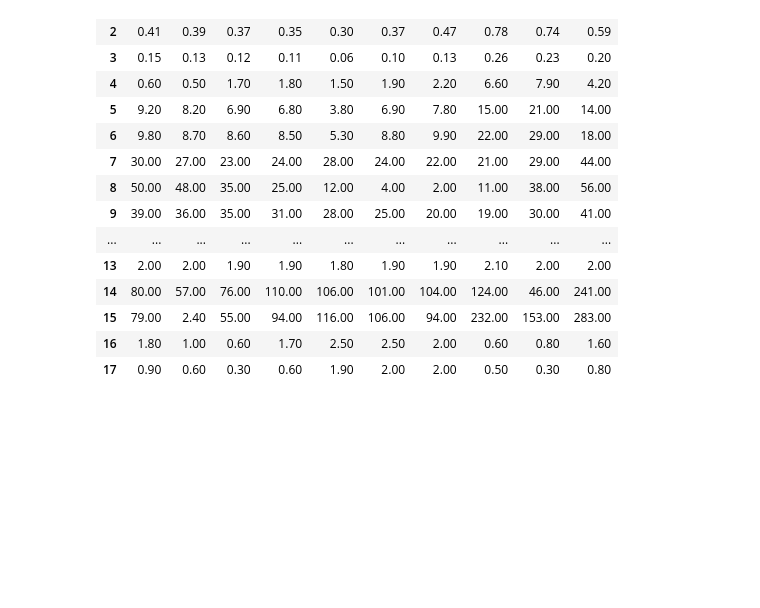
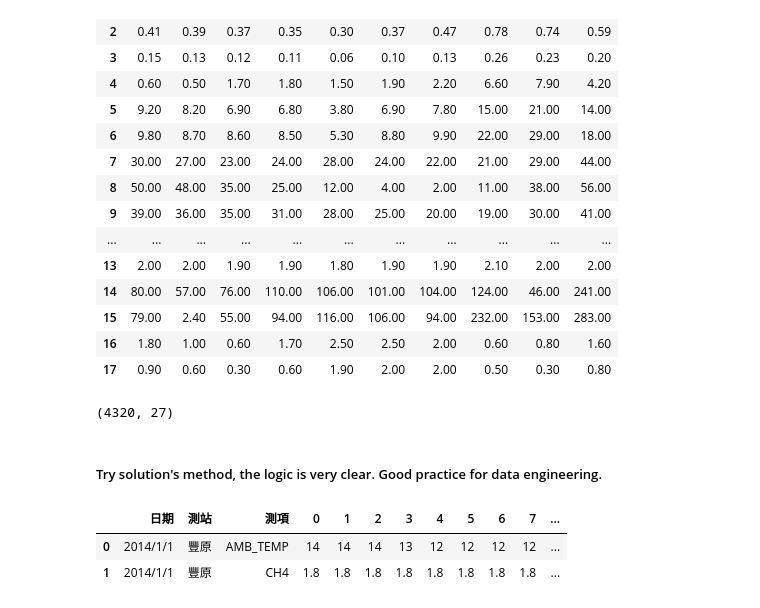
Before and after one commit to paxton615/Predict_PM2.5, a Jupyter notebook: Predict_PM2.5.ipynb, the cells around one changed output. Cells and saved outputs as stored; diff of their text form; code cells hidden in the pictures; blank space fills up the shorter version.

```diff
--- a/Predict_PM2.5.ipynb
+++ b/Predict_PM2.5.ipynb
@@ -6,7 +6,7 @@
 # %%
 import pandas as pd
 import numpy as np
-pd.options.display.max_rows = 5000 #(设定能显示的行数)
+pd.options.display.max_rows = 100 #(设定能显示的行数)
 pd.options.display.max_columns=100 #(设定能显示的列数)
 # %%
 train = pd.read_csv(r'/Users/paxton615/Github_Personal/database/lhy_DL_database/hw1/train.csv', encoding='big5')
@@ -259,0 +256,12 @@ df_hori.iloc[:,1:11]
+# %%
+train.shape
+# %% [output]
+(4320, 27)
+# %% [markdown]
+##### Try solution's method, the logic is very clear.  Good practice for data engineering.
+# %%
+train.head(2)
+# %% [output]
+|  | 日期 | 測站 | 測項 | 0 | 1 | 2 | 3 | 4 | 5 | 6 | 7 | ... |
+| 0 | 2014/1/1 | 豐原 | AMB_TEMP | 14 | 14 | 14 | 13 | 12 | 12 | 12 | 12 | ... |
+| 1 | 2014/1/1 | 豐原 | CH4 | 1.8 | 1.8 | 1.8 | 1.8 | 1.8 | 1.8 | 1.8 | 1.8 | ... |
```
Also changed, not shown: parts of 7 cells of this notebook.
